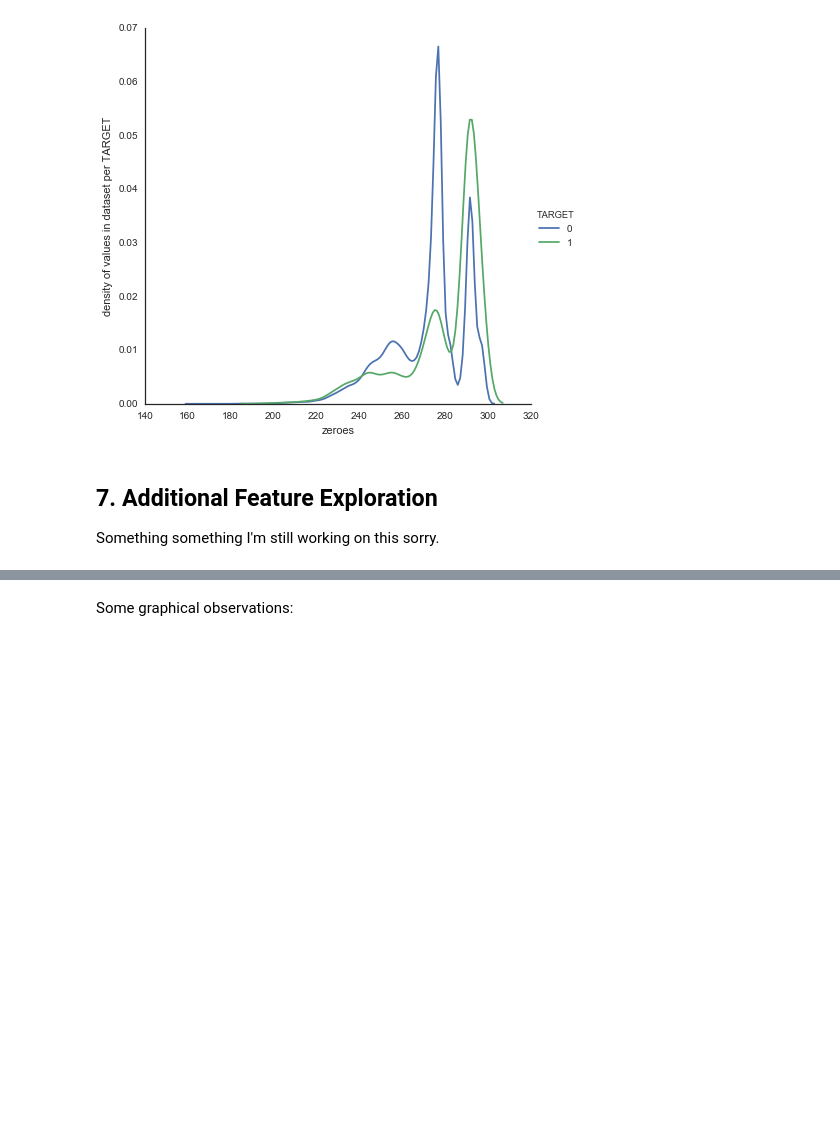
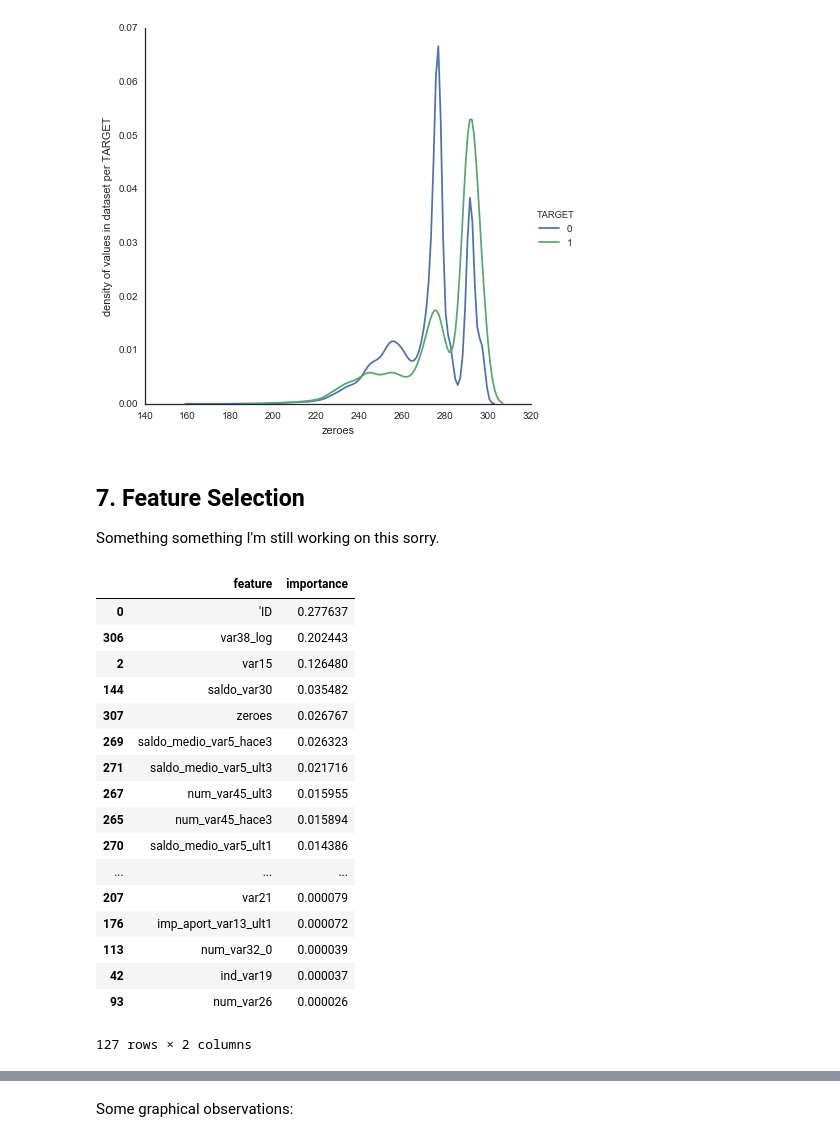
Before and after one commit to sketchychen/kaggle_santander, a Jupyter notebook: kaggle_santander_draft.ipynb, the cells around one changed output, grey strips where cells are left out. Cells and saved outputs as stored; diff of their text form; code cells hidden in the pictures; blank space fills up the shorter version.

```diff
--- a/kaggle_santander_draft.ipynb
+++ b/kaggle_santander_draft.ipynb
@@ -741,5 +742,38 @@ plt.ylabel('density of values in dataset per TARGET')
 [figure]
 [figure]
 # %% [markdown]
-## 7. Additional Feature Exploration
+## 7. Feature Selection
 Something something I'm still working on this sorry.
+# %%
+# decision tree classifier ---
+dt_features = list(santrainder.columns)
+dt_features.remove('var38') # weird to have both var38 and var38_log in same model, and var38_log seems to increase accuracy (if by a tiny bit)
+dt_features.remove('TARGET') # need to remove TARGET
+X = santrainder[dt_features]
+y = santrainder.TARGET
+
+from sklearn.tree import DecisionTreeClassifier
+treeclf = DecisionTreeClassifier(random_state=1)
+treeclf.fit(X, y)
+
+dtclass_importance = pd.DataFrame({'feature':dt_features, 'importance':treeclf.feature_importances_})
+dtclass_importance[dtclass_importance.importance>0].sort_values(by='importance', ascending=False)
+# %% [output]
+|  | feature | importance |
+| 0 | 'ID | 0.277637 |
+| 306 | var38_log | 0.202443 |
+| 2 | var15 | 0.126480 |
+| 144 | saldo_var30 | 0.035482 |
+| 307 | zeroes | 0.026767 |
+| 269 | saldo_medio_var5_hace3 | 0.026323 |
+| 271 | saldo_medio_var5_ult3 | 0.021716 |
+| 267 | num_var45_ult3 | 0.015955 |
+| 265 | num_var45_hace3 | 0.015894 |
+| 270 | saldo_medio_var5_ult1 | 0.014386 |
+| ... | ... | ... |
+| 207 | var21 | 0.000079 |
+| 176 | imp_aport_var13_ult1 | 0.000072 |
+| 113 | num_var32_0 | 0.000039 |
+| 42 | ind_var19 | 0.000037 |
+| 93 | num_var26 | 0.000026 |
+127 rows × 2 columns
```
Also changed, not shown: parts of 22 cells of this notebook, 2 other files.
